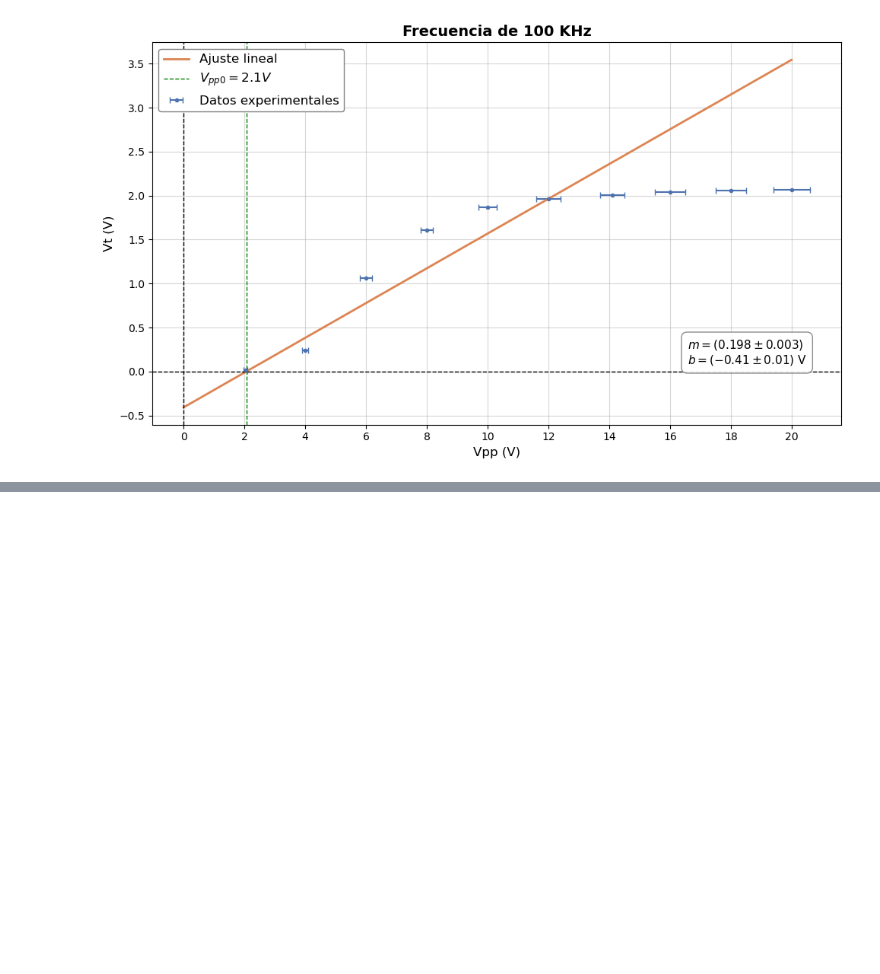
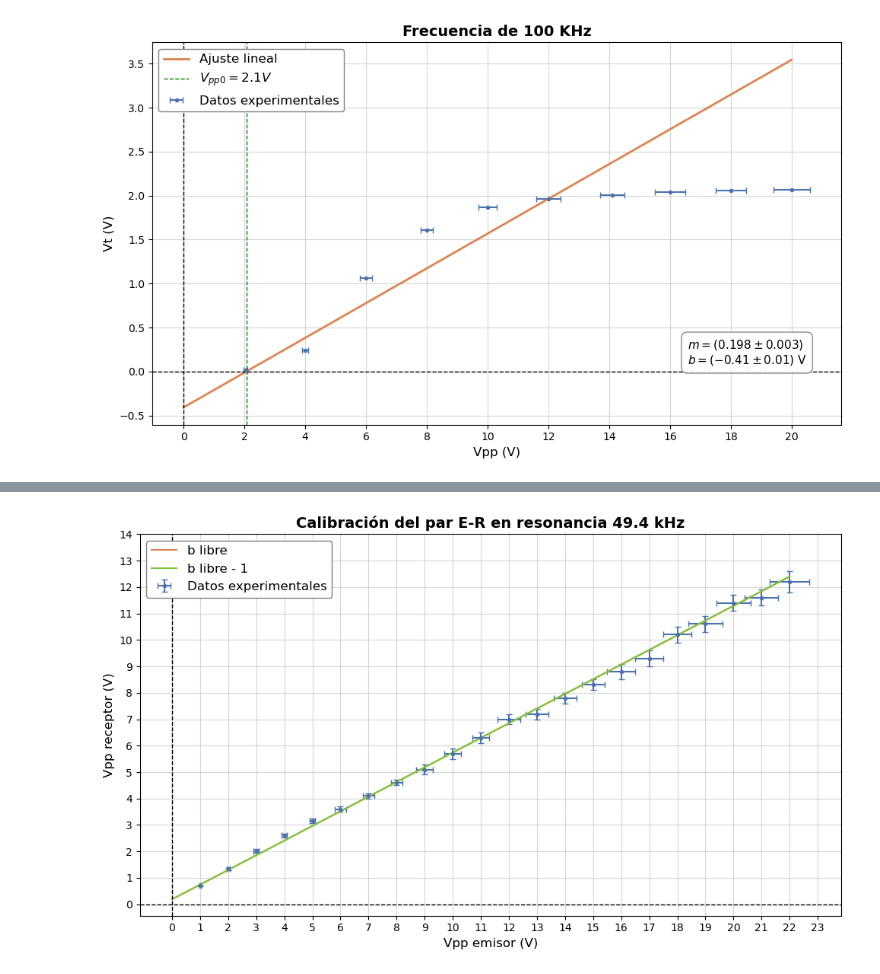
Before and after one commit to PyKev24/Jacky, a Jupyter notebook: Laboratorio2/graficos/graph_lineal.ipynb, the cells around one changed output, grey strips where cells are left out. Saved outputs shown, nothing was run; the diff lists cells and outputs as text; code cells hidden in the pictures; blank space fills up the shorter version.

```diff
--- a/Laboratorio2/graficos/graph_lineal.ipynb
+++ b/Laboratorio2/graficos/graph_lineal.ipynb
@@ -124,0 +131,2 @@ plt.show()
+# %%
+f = lambda x, m, b: m * x + b
@@ -124,0 +141,82 @@ plt.show()
+# %%
+x = np.linspace(0, mediciones["vpp_emisor"].max(), 100)
+
+# b libre
+m1 , b1 = ajuste_lineal.loc[ajuste_lineal['tipo'] == 'b libre', ['m', 'b']].values[0]
+m2 , b2 = ajuste_lineal.loc[ajuste_lineal['tipo'] == 'b libre', ['m', 'b']].values[1]
+
+# b fijo, b=0
+m3, b3 = ajuste_lineal.loc[ajuste_lineal['tipo'] == 'b=0', ['m', 'b']].values[0]
+m4, b4 = ajuste_lineal.loc[ajuste_lineal['tipo'] == 'b=0', ['m', 'b']].values[1]
+
+y1 = f(x, m1, b1)
+y2 = f(x, m2, b2)
+y3 = f(x, m3, b3)
+y4 = f(x, m4, b4)
+# %%
+plt.figure(figsize=(10, 6))
+
+plt.errorbar(
+    x=mediciones["vpp_emisor"],
+    y=mediciones["vpp_receptor"],
+    xerr=mediciones["vpp_emisor_error"],
+    yerr=mediciones["vpp_receptor_error"],
+    fmt='.',
+    capsize=3,
+    label='Datos experimentales',
+    color='#4C72B0'
+)
+# Ajuste lineal
+plt.plot(x, y1, color='#DD8452', label='b libre', linewidth=1.5)
+plt.plot(x, y2, color="#79C938", label='b libre - 1', linewidth=1.5)
+#plt.plot(x, y3, color="#BE3B57", label='b fijo', linestyle='--', linewidth=1.5)
+#plt.plot(x, y4, color="#8B1E31", label='b fijo - 1', linewidth=2)
+
+# Tensión de Vpp0 (intersección con el eje x)
+#plt.axvline(x=ajuste_lineal.iloc[4]['b'], color='green', linestyle='--', linewidth=1, label='$V_{pp0}= ' + '{0:.1f} V$'.format(ajuste_lineal.iloc[4]['b']))
+
+# Línea Horizontal en y = 0
+plt.axhline(y=0, color='black', linestyle='--', linewidth=1)
+
+# Línea Vertical en x = 0
+plt.axvline(x=0, color='black', linestyle='--', linewidth=1)
+
+# 1. Definir el texto del cuadro (usando formato de LaTeX en Matplotlib)
+#texto_box = (
+#    r"$m = (0.198 \pm 0.003)$" + "\n" +
+#    r"$b = (-0.41 \pm 0.01)\text{ V}$"
+#)
+
+# 2. Agregar la caja en la esquina inferior derecha
+#plt.text(
+#    0.95, 0.15, texto_box,          # Coordenadas relativas: (X=0.95, Y=0.05) -> abajo a la derecha
+#    transform=plt.gca().transAxes,  # Usa el sistema de coordenadas de la figura (0 a 1)
+#    fontsize=11,
+#    verticalalignment='bottom',
+#    horizontalalignment='right',
+#    multialignment='left',
+#    bbox=dict(
+#        boxstyle='round,pad=0.5',   # Borde redondeado
+#        facecolor='white',          # Fondo blanco
+#        edgecolor='gray',           # Borde gris
+#        alpha=0.9                   # Opacidad del fondo
+#    )
+#)
+
+plt.xticks(np.arange(0, 24,))
+plt.yticks(np.arange(0, 15,))
+
+plt.title('Calibración del par E-R en resonancia 49.4 kHz', fontsize=14, fontweight='bold')
+plt.ylabel('Vpp receptor (V)', fontsize=12)
+plt.xlabel('Vpp emisor (V)', fontsize=12)
+plt.grid(True, alpha=0.5)
+plt.tight_layout()
+plt.legend(frameon=True, fontsize=12, loc='upper left', facecolor='white', framealpha=1.0, edgecolor='gray')
+
+# guardamos
+#path_save = r".\clase1\frecuencia_100KHz.png"
+#plt.savefig(path_save, dpi=300, bbox_inches='tight')
+
+plt.show()
+# %% [output]
+[figure, added]
```
Also changed, not shown: parts of 11 cells of this notebook, 3 other files.
